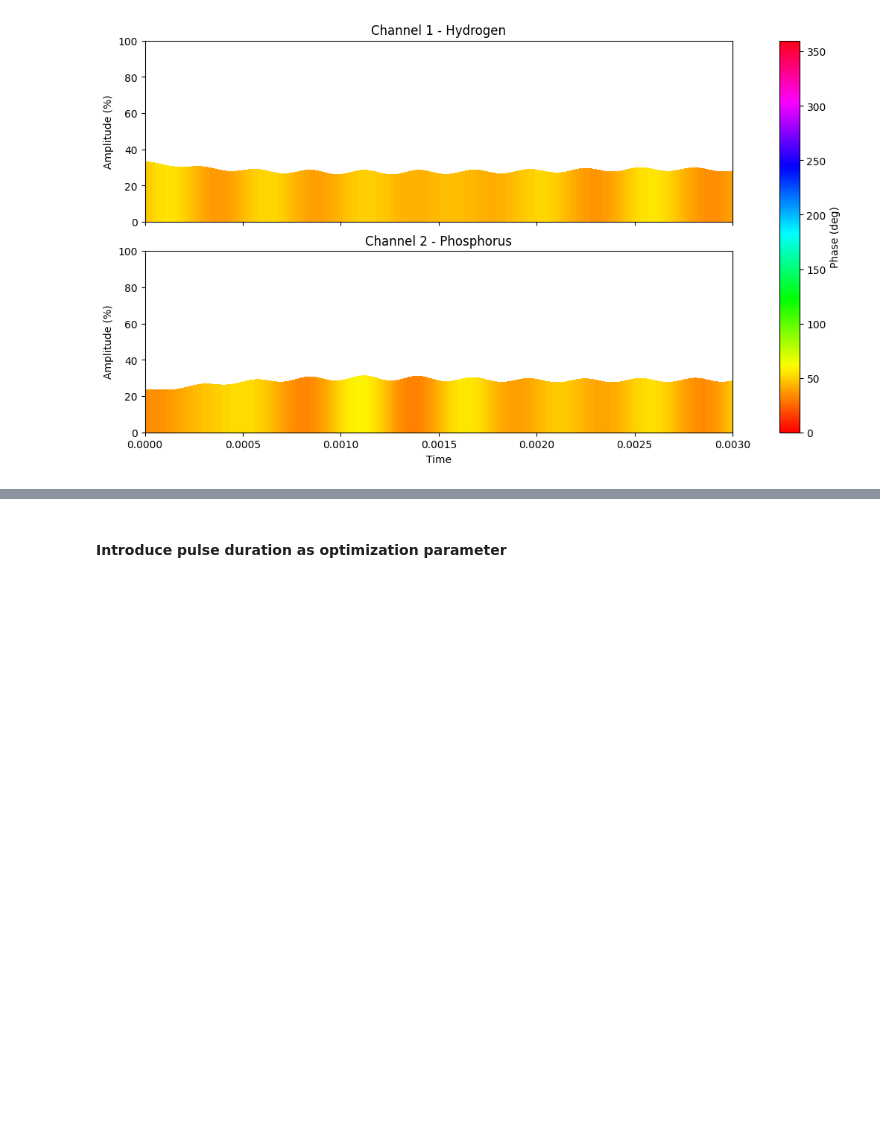
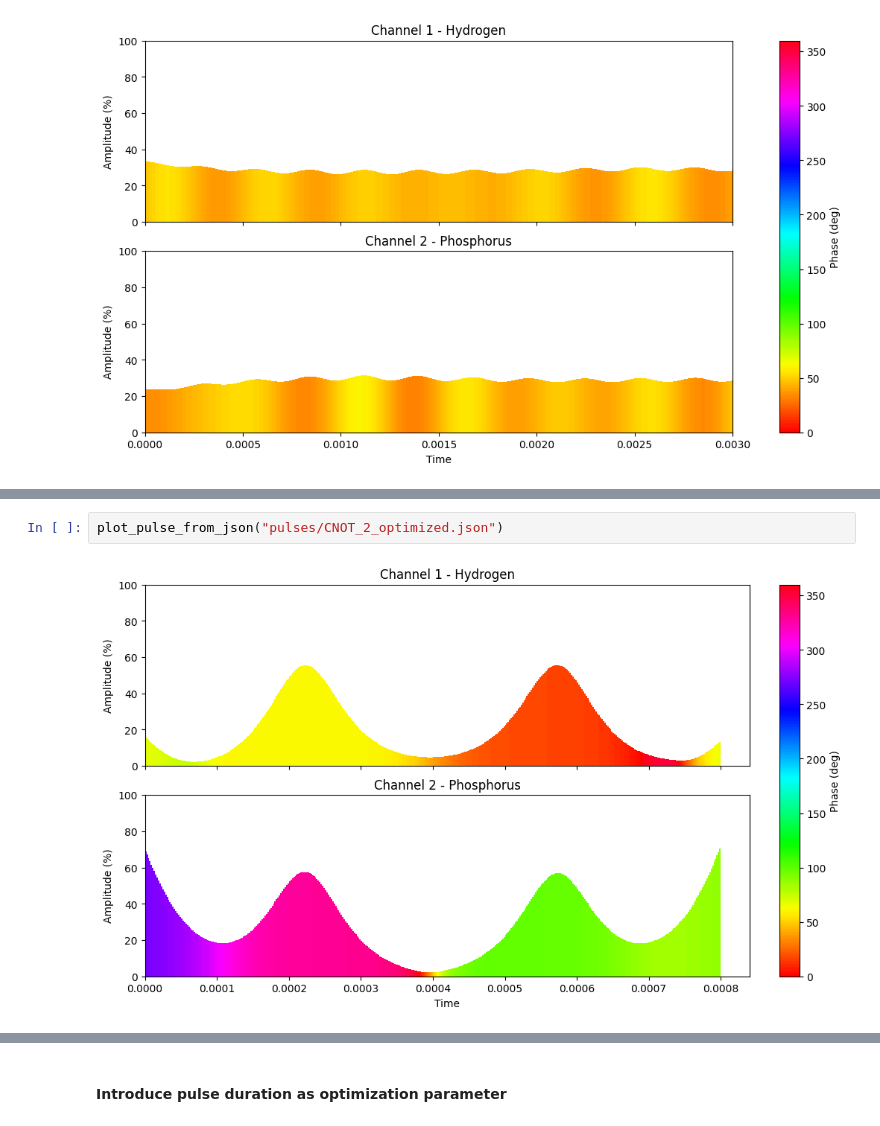
Before and after one commit to andrehroque/python-ml-projects, a Jupyter notebook: NMR-pulse-optimization/pulse optimization.ipynb, the cells around one changed output, grey strips where cells are left out. Drawn from its saved outputs; the diff is of its cells as text; blank space fills up the shorter version.

```diff
--- a/NMR-pulse-optimization/pulse optimization.ipynb
+++ b/NMR-pulse-optimization/pulse optimization.ipynb
@@ -1568,0 +1821,4 @@ redo cnot optimizations with different starting points? any kind of optimization
+# %%
+plot_pulse_from_json("pulses/CNOT_2_optimized.json")
+# %% [output]
+[figure, added]
```
Also changed, not shown: parts of 23 cells of this notebook, 21 other files.
